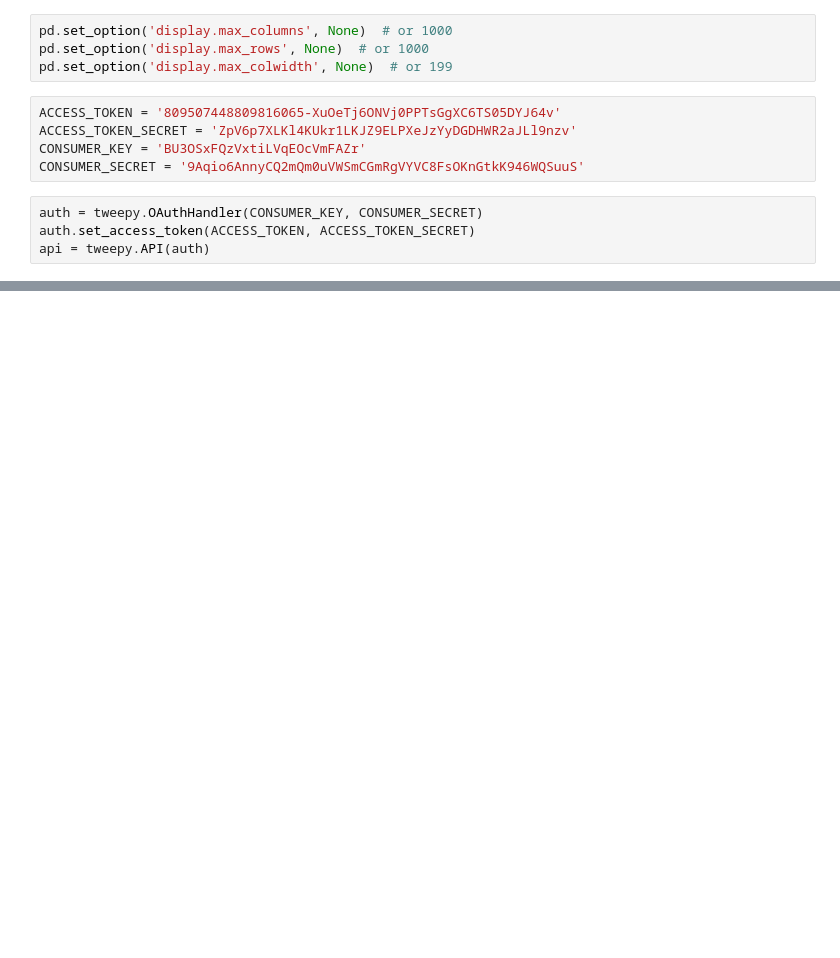
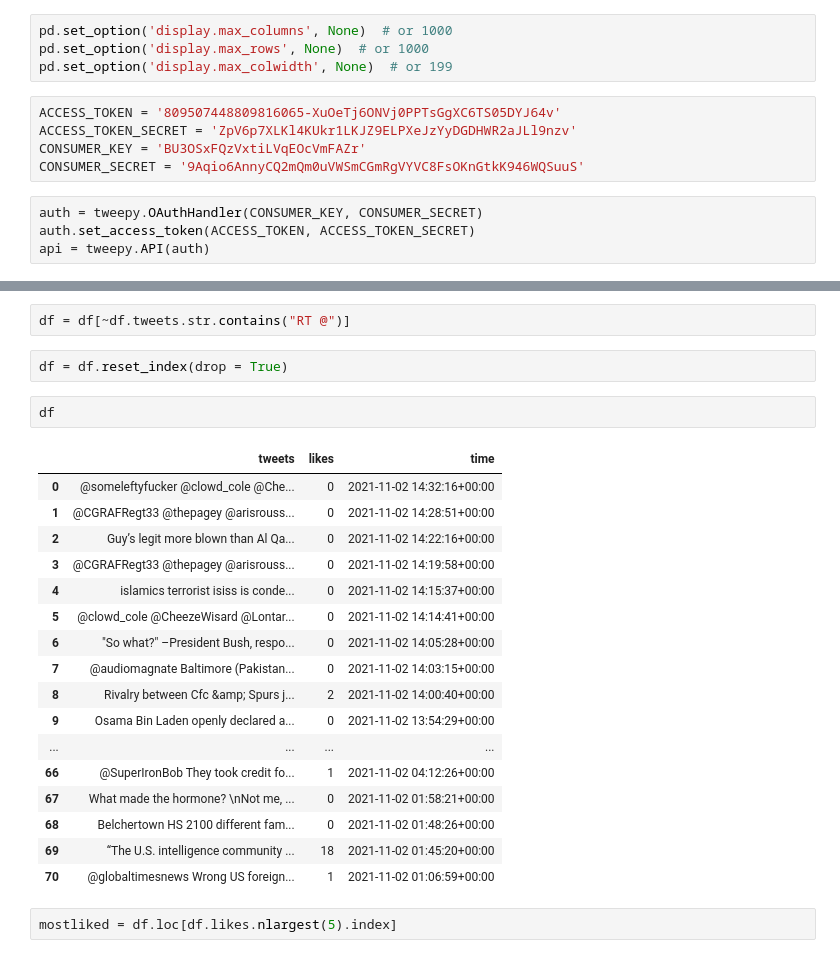
Before and after one commit to JeetendraJoshi/final_year_project, a Jupyter notebook: tweepy_stream_notebook.ipynb, the cells around one changed output, grey strips where cells are left out. Cells and saved outputs as stored; diff of their text form; blank space fills up the shorter version.

```diff
--- a/tweepy_stream_notebook.ipynb
+++ b/tweepy_stream_notebook.ipynb
@@ -34,0 +63,26 @@ print(dir(z))
+# %%
+df = df[~df.tweets.str.contains("RT @")]
+# %%
+df = df.reset_index(drop = True)
+# %%
+df
+# %% [output]
+|  | tweets | likes | time |
+| 0 | @someleftyfucker @clowd_cole @Che... | 0 | 2021-11-02 14:32:16+00:00 |
+| 1 | @CGRAFRegt33 @thepagey @arisrouss... | 0 | 2021-11-02 14:28:51+00:00 |
+| 2 | Guy’s legit more blown than Al Qa... | 0 | 2021-11-02 14:22:16+00:00 |
+| 3 | @CGRAFRegt33 @thepagey @arisrouss... | 0 | 2021-11-02 14:19:58+00:00 |
+| 4 | islamics terrorist isiss is conde... | 0 | 2021-11-02 14:15:37+00:00 |
+| 5 | @clowd_cole @CheezeWisard @Lontar... | 0 | 2021-11-02 14:14:41+00:00 |
+| 6 | "So what?" –President Bush, respo... | 0 | 2021-11-02 14:05:28+00:00 |
+| 7 | @audiomagnate Baltimore (Pakistan... | 0 | 2021-11-02 14:03:15+00:00 |
+| 8 | Rivalry between Cfc &amp; Spurs j... | 2 | 2021-11-02 14:00:40+00:00 |
+| 9 | Osama Bin Laden openly declared a... | 0 | 2021-11-02 13:54:29+00:00 |
+| ... | ... | ... | ... |
+| 66 | @SuperIronBob They took credit fo... | 1 | 2021-11-02 04:12:26+00:00 |
+| 67 | What made the hormone? \nNot me, ... | 0 | 2021-11-02 01:58:21+00:00 |
+| 68 | Belchertown HS 2100 different fam... | 0 | 2021-11-02 01:48:26+00:00 |
+| 69 | “The U.S. intelligence community ... | 18 | 2021-11-02 01:45:20+00:00 |
+| 70 | @globaltimesnews Wrong US foreign... | 1 | 2021-11-02 01:06:59+00:00 |
+# %%
+mostliked = df.loc[df.likes.nlargest(5).index]
```
Also changed, not shown: parts of 4 cells of this notebook.
